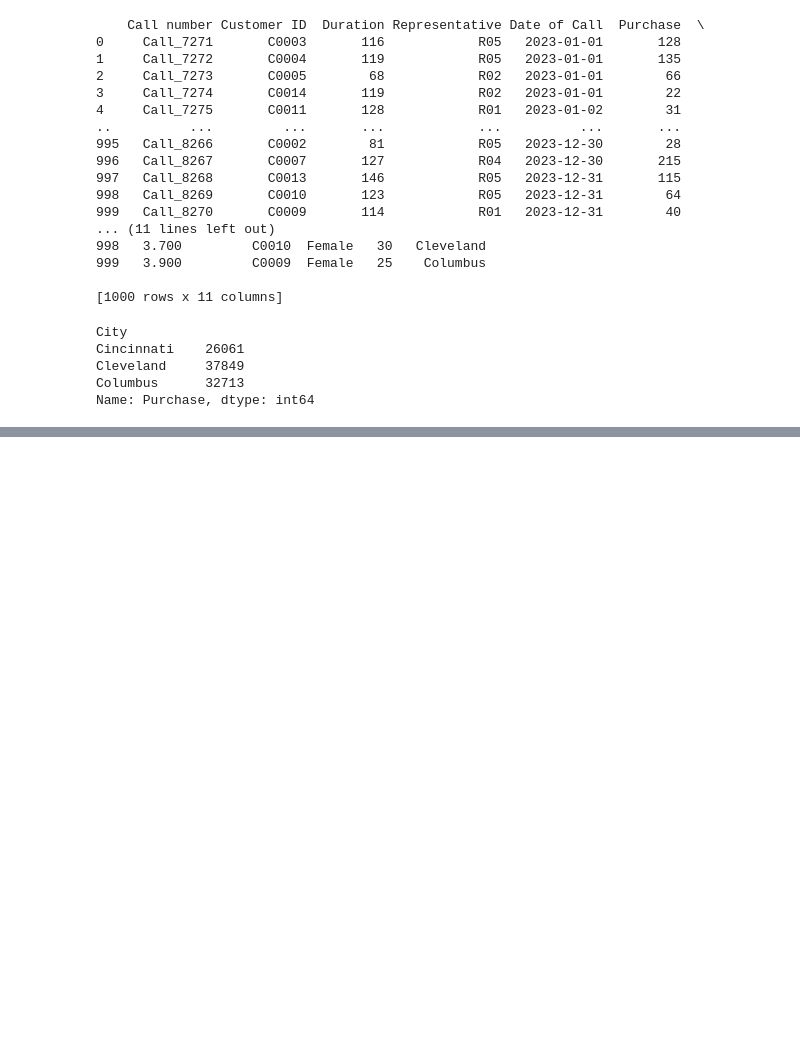
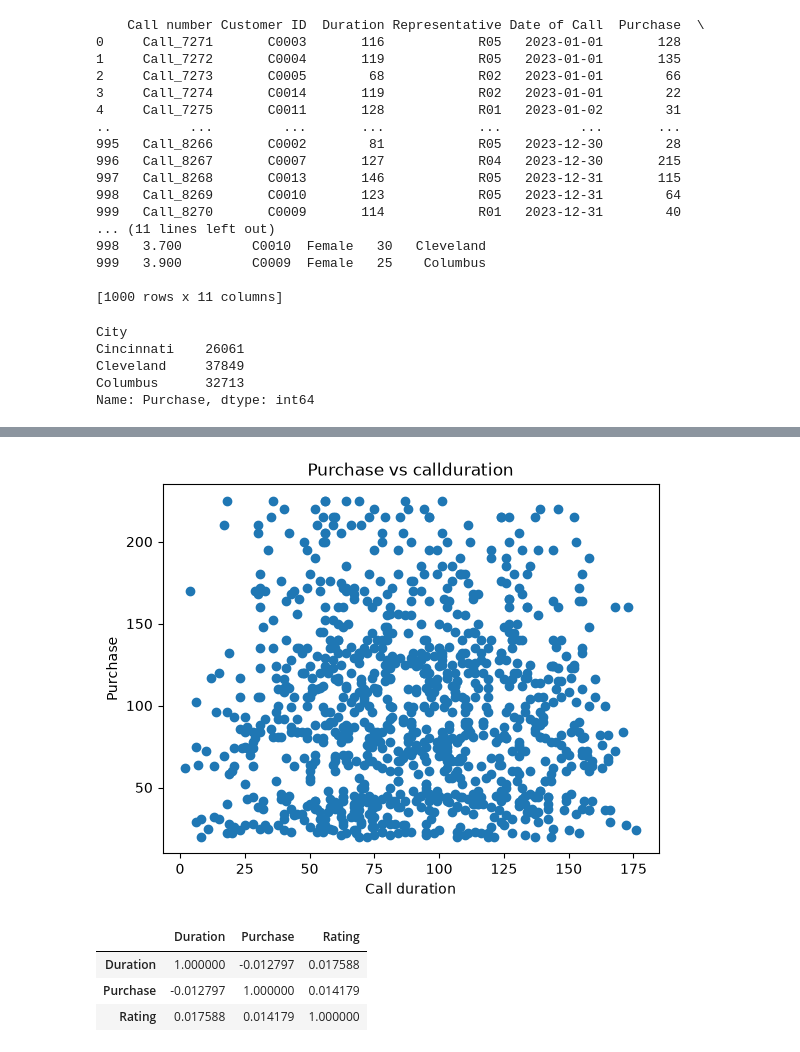
Before and after one commit to GnanajothiM/call_centre_performance_Analysis_system, a Jupyter notebook: source/call_center.ipynb, the cells around one changed output, grey strips where cells are left out. Cells and saved outputs as stored; diff of their text form; code cells hidden in the pictures; blank space fills up the shorter version.

```diff
--- a/source/call_center.ipynb
+++ b/source/call_center.ipynb
@@ -412,0 +638,16 @@ Name: Purchase, dtype: int64
+# %%
+plt.scatter(calls["Duration"],calls["Purchase"])
+plt.xlabel("Call duration")
+plt.ylabel("Purchase")
+plt.title("Purchase vs callduration")
+plt.show()
+# %% [output]
+[figure, added]
+# %%
+nc=calls.select_dtypes(include="number")
+nc.corr()
+# %% [output]
+|  | Duration | Purchase | Rating |
+| Duration | 1.000000 | -0.012797 | 0.017588 |
+| Purchase | -0.012797 | 1.000000 | 0.014179 |
+| Rating | 0.017588 | 0.014179 | 1.000000 |
```
Also changed, not shown: parts of 50 cells of this notebook.
